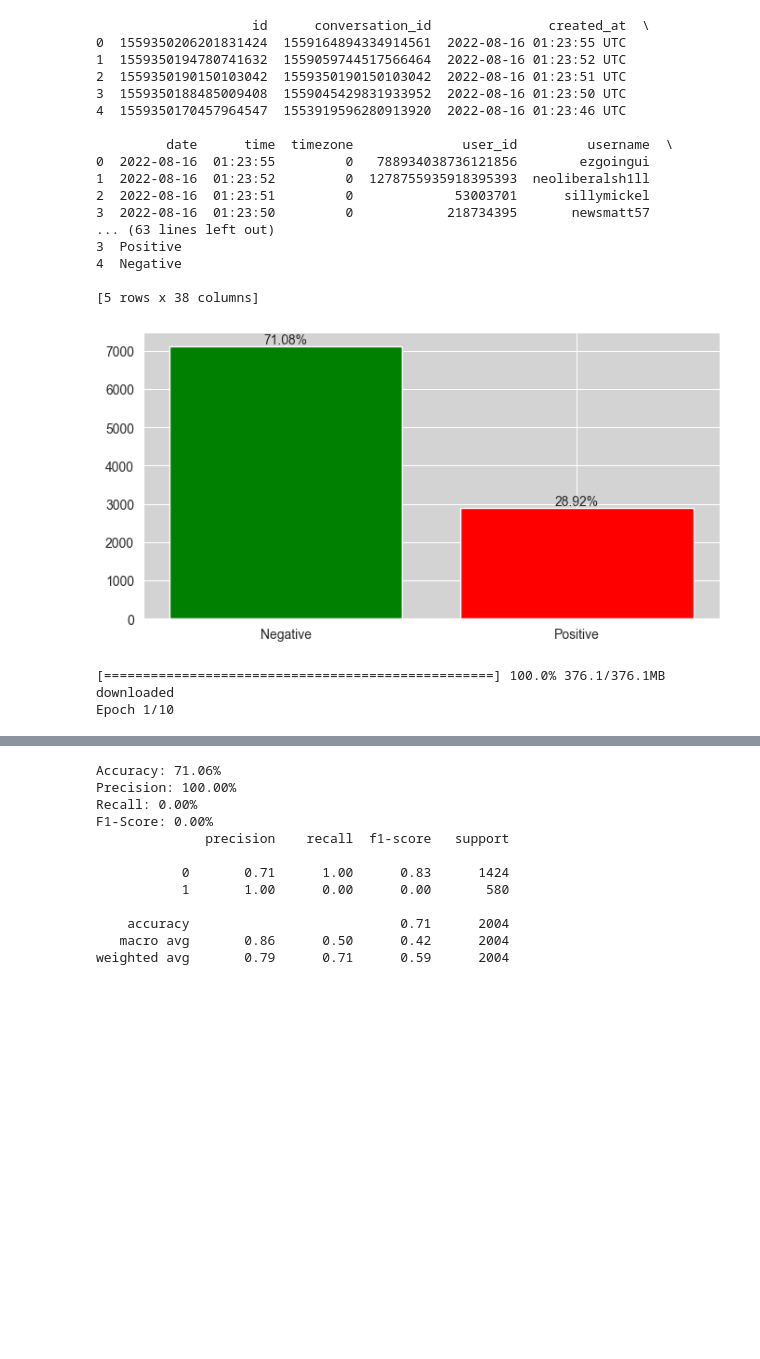
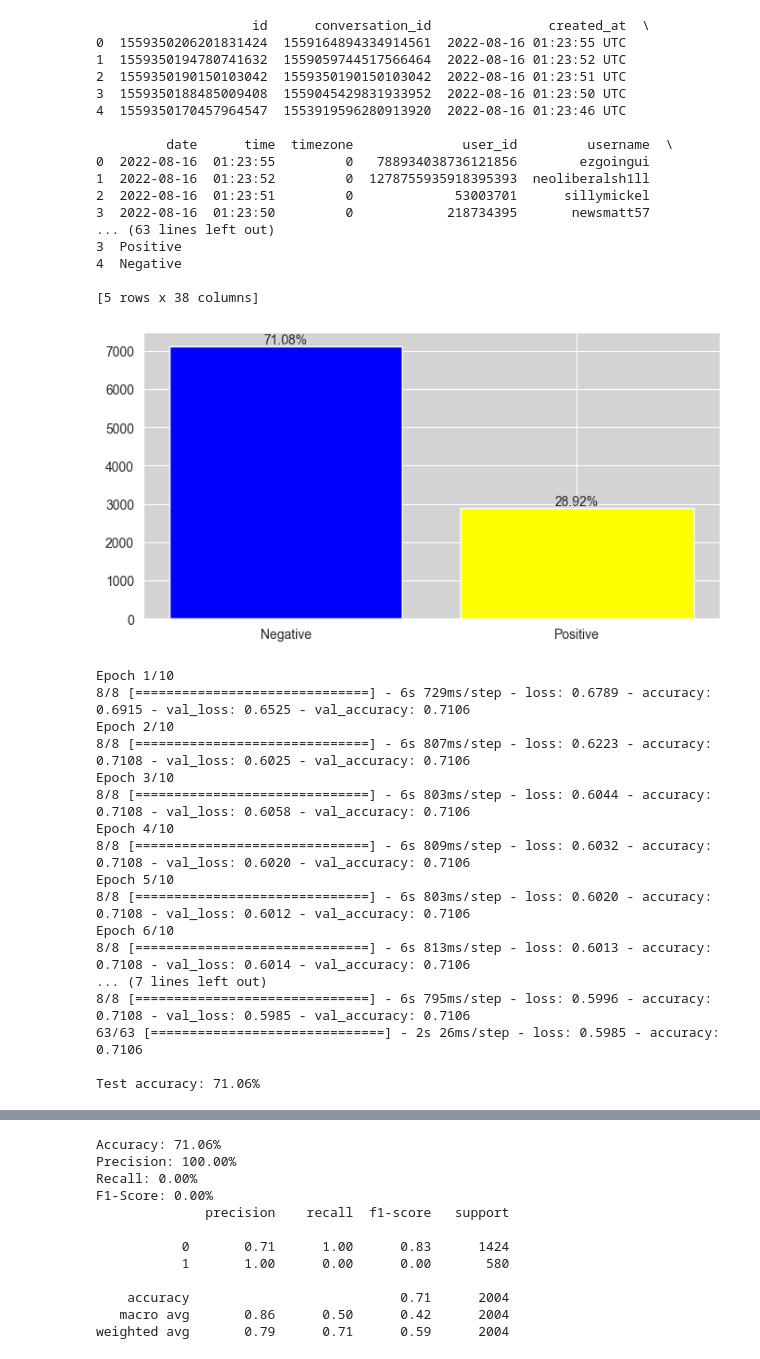
Before and after one commit to frdrckaman/DataProcessing, a Jupyter notebook: Assignment1_date_17_01_2024.ipynb, the cells around one changed output, grey strips where cells are left out. Drawn from its saved outputs; the diff is of its cells as text; code cells hidden in the pictures; blank space fills up the shorter version.

```diff
--- a/Assignment1_date_17_01_2024.ipynb
+++ b/Assignment1_date_17_01_2024.ipynb
@@ -1,7 +1,6 @@
 # %%
 import nltk
 nltk.download('vader_lexicon')
-# Import necessary libraries
 import numpy as np
 import pandas as pd
 import re
@@ -23,11 +22,11 @@ from keras.layers import SpatialDropout1D, LSTM, Dense
 from keras.utils import to_categorical
 from sklearn.preprocessing import LabelEncoder
 
-# i. Collect a dataset of tweets and label them as positive or negative sentiment.
+# i. Get tweets dataset.
 url = "https://raw.githubusercontent.com/deepakmoud/datasets-for-experiment/main/filename%202.csv"
 df = pd.read_csv(url)
 
-# ii. Perform text preprocessing on the collected tweets
+# ii. Perform text preprocessing on the datasets
 nltk.download('punkt')
 nltk.download('stopwords')
 
@@ -52,7 +51,7 @@ def clean_tweets(text, stem=False):
 
 df['cleaned_tweet'] = df['tweet'].apply(lambda x: clean_tweets(x, stem=True))
 
-# iii. Implement Word2Vec or GloVe embeddings
+# iii. Word2Vec or GloVe embeddings
 max_words = 10000
 max_len = 100
 
@@ -63,32 +62,33 @@ word_index = tokenizer.word_index
 sequences = tokenizer.texts_to_sequences(df['cleaned_tweet'])
 padded_sequences = pad_sequences(sequences, maxlen=max_len, padding='post', truncating='post')
 
-# Print the processed DataFrame
+# Output DataFrame
 print(df.head(5))
 from nltk.sentiment import SentimentIntensityAnalyzer
-# Initializing the VADER sentiment analyzer
+# VADER sentiment analyzer Initialization
 sia = SentimentIntensityAnalyzer()
-# Function to classify sentiment
+# Method for classifying sentiment
 def classify_sentiment(text):
     sentiment_score = sia.polarity_scores(text)['compound']
     return 'Positive' if sentiment_score >= 0.05 else 'Negative'
 
 df['sentiment'] = df['tweet'].apply(classify_sentiment)
+#print dataframe
 print(df.head())
 import matplotlib.pyplot as plt
-# DataFrame and it has a 'sentiment' column with categorical values
+# DataFrame and it has a sentiment column with categorical values
 distribution = df.sentiment.value_counts()
 plt.figure(figsize=(8,4))
 
-# Set different colors for each bar
-colors = ['green', 'red']
+# Set colors for each bar
+colors = ['blue', 'yellow']
 
-# Change the background color
+# background color
 plt.gca().set_facecolor('lightgray')
 
 bars = plt.bar(distribution.index, distribution.values, color=colors[:len(distribution.index)])
 
-# Adding percentage labels on top of the bars
+# Percentage labels on top of the bars
 total = distribution.sum()  # Total sum for calculating percentages
 for bar in bars:
     yval = bar.get_height()
@@ -98,7 +98,7 @@ plt.show()
 
 # iv. Split the dataset into training and testing sets
 X = padded_sequences
-y = df['sentiment']  # Assuming 'sentiment' is a column containing 'Positive' or 'Negative'
+y = df['sentiment']  # Assumption 'sentiment' is a column containing 'Positive' or 'Negative'
 
 X_train, X_test, y_train, y_test = train_test_split(X, y, test_size=0.2, random_state=42)
 
@@ -117,7 +117,7 @@ label_encoder = LabelEncoder()
 y_train_encoded = label_encoder.fit_transform(y_train)
 y_test_encoded = label_encoder.transform(y_test)
 
-# Convert to one-hot encoding using to_categorical
+# Convert to one-hot encoding
 y_train_categorical = to_categorical(y_train_encoded)
 y_test_categorical = to_categorical(y_test_encoded)
 
@@ -143,33 +143,48 @@ plt.legend()
 plt.show()
 # %% [output]
 [nltk_data] Downloading package vader_lexicon to
 [nltk_data]     /Users/frdrck/nltk_data...
 [nltk_data]   Package vader_lexicon is already up-to-date!
 [nltk_data] Downloading package vader_lexicon to
 [nltk_data]     /Users/frdrck/nltk_data...
 [nltk_data]   Package vader_lexicon is already up-to-date!
 [nltk_data] Downloading package punkt to /Users/frdrck/nltk_data...
 [nltk_data]   Package punkt is already up-to-date!
 [nltk_data] Downloading package stopwords to
 [nltk_data]     /Users/frdrck/nltk_data...
 [nltk_data]   Package stopwords is already up-to-date!
                     id      conversation_id               created_at  \
 0  1559350206201831424  1559164894334914561  2022-08-16 01:23:55 UTC
 1  1559350194780741632  1559059744517566464  2022-08-16 01:23:52 UTC
 2  1559350190150103042  1559350190150103042  2022-08-16 01:23:51 UTC
 3  1559350188485009408  1559045429831933952  2022-08-16 01:23:50 UTC
 4  1559350170457964547  1553919596280913920  2022-08-16 01:23:46 UTC
 
          date      time  timezone              user_id         username  \
 0  2022-08-16  01:23:55         0   788934038736121856        ezgoingui
 1  2022-08-16  01:23:52         0  1278755935918395393  neoliberalsh1ll
 2  2022-08-16  01:23:51         0             53003701      sillymickel
 3  2022-08-16  01:23:50         0            218734395       newsmatt57
 ... (63 lines left out)
 3  Positive
 4  Negative
 
 [5 rows x 38 columns]
-[figure, old version]
+[figure, new version]
-[==================================================] 100.0% 376.1/376.1MB downloaded
 Epoch 1/10
+8/8 [==============================] - 6s 729ms/step - loss: 0.6789 - accuracy: 0.6915 - val_loss: 0.6525 - val_accuracy: 0.7106
+Epoch 2/10
+8/8 [==============================] - 6s 807ms/step - loss: 0.6223 - accuracy: 0.7108 - val_loss: 0.6025 - val_accuracy: 0.7106
+Epoch 3/10
+8/8 [==============================] - 6s 803ms/step - loss: 0.6044 - accuracy: 0.7108 - val_loss: 0.6058 - val_accuracy: 0.7106
+Epoch 4/10
+8/8 [==============================] - 6s 809ms/step - loss: 0.6032 - accuracy: 0.7108 - val_loss: 0.6020 - val_accuracy: 0.7106
+Epoch 5/10
+8/8 [==============================] - 6s 803ms/step - loss: 0.6020 - accuracy: 0.7108 - val_loss: 0.6012 - val_accuracy: 0.7106
+Epoch 6/10
+8/8 [==============================] - 6s 813ms/step - loss: 0.6013 - accuracy: 0.7108 - val_loss: 0.6014 - val_accuracy: 0.7106
+... (7 lines left out)
+8/8 [==============================] - 6s 795ms/step - loss: 0.5996 - accuracy: 0.7108 - val_loss: 0.5985 - val_accuracy: 0.7106
+63/63 [==============================] - 2s 26ms/step - loss: 0.5985 - accuracy: 0.7106
+
+Test accuracy: 71.06%
```
Also changed, not shown: parts of 1 cell of this notebook.
